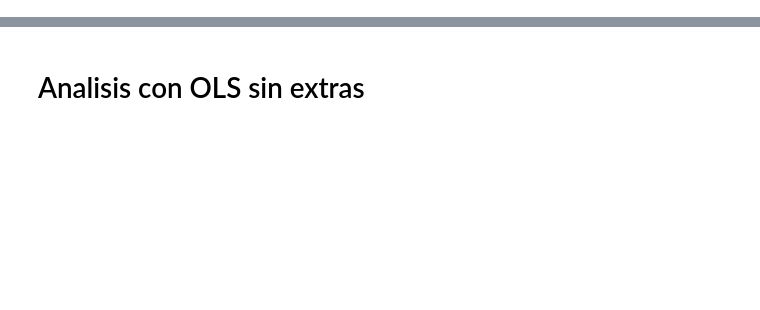
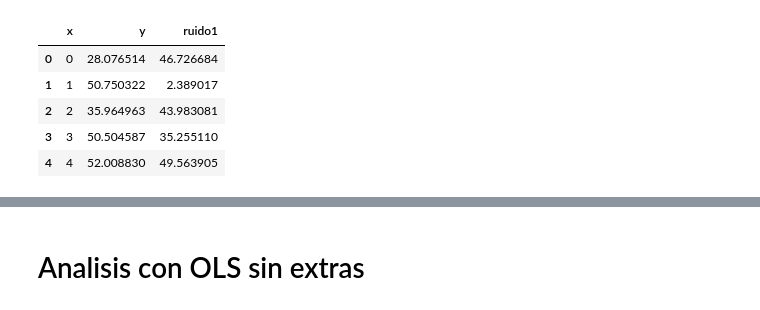
Before and after one commit to IonatanPerez/Cursos_DHDS_CN13, a Jupyter notebook: Clases/C23 - Regularizacion/C23 - Modelo.ipynb, the cells around one changed output, grey strips where cells are left out. Saved outputs shown, nothing was run; the diff lists cells and outputs as text; code cells hidden in the pictures; blank space fills up the shorter version.

```diff
--- a/Clases/C23 - Regularizacion/C23 - Modelo.ipynb
+++ b/Clases/C23 - Regularizacion/C23 - Modelo.ipynb
@@ -18,6 +18,15 @@ if agregar:
     df_ruidoso = df.copy()
     for i in range(m):
         df_ruidoso['ruido'+ str(i)] = pd.Series(ruido * np.random.rand(N))
+# %%
+df.head()
+# %% [output]
+|  | x | y | ruido1 |
+| 0 | 0 | 28.076514 | 46.726684 |
+| 1 | 1 | 50.750322 | 2.389017 |
+| 2 | 2 | 35.964963 | 43.983081 |
+| 3 | 3 | 50.504587 | 35.255110 |
+| 4 | 4 | 52.008830 | 49.563905 |
 # %%
 sns.regplot(data=df, x='x', y='y')
 # %% [output]
```
Also changed, not shown: parts of 6 cells of this notebook, 1 other file.
